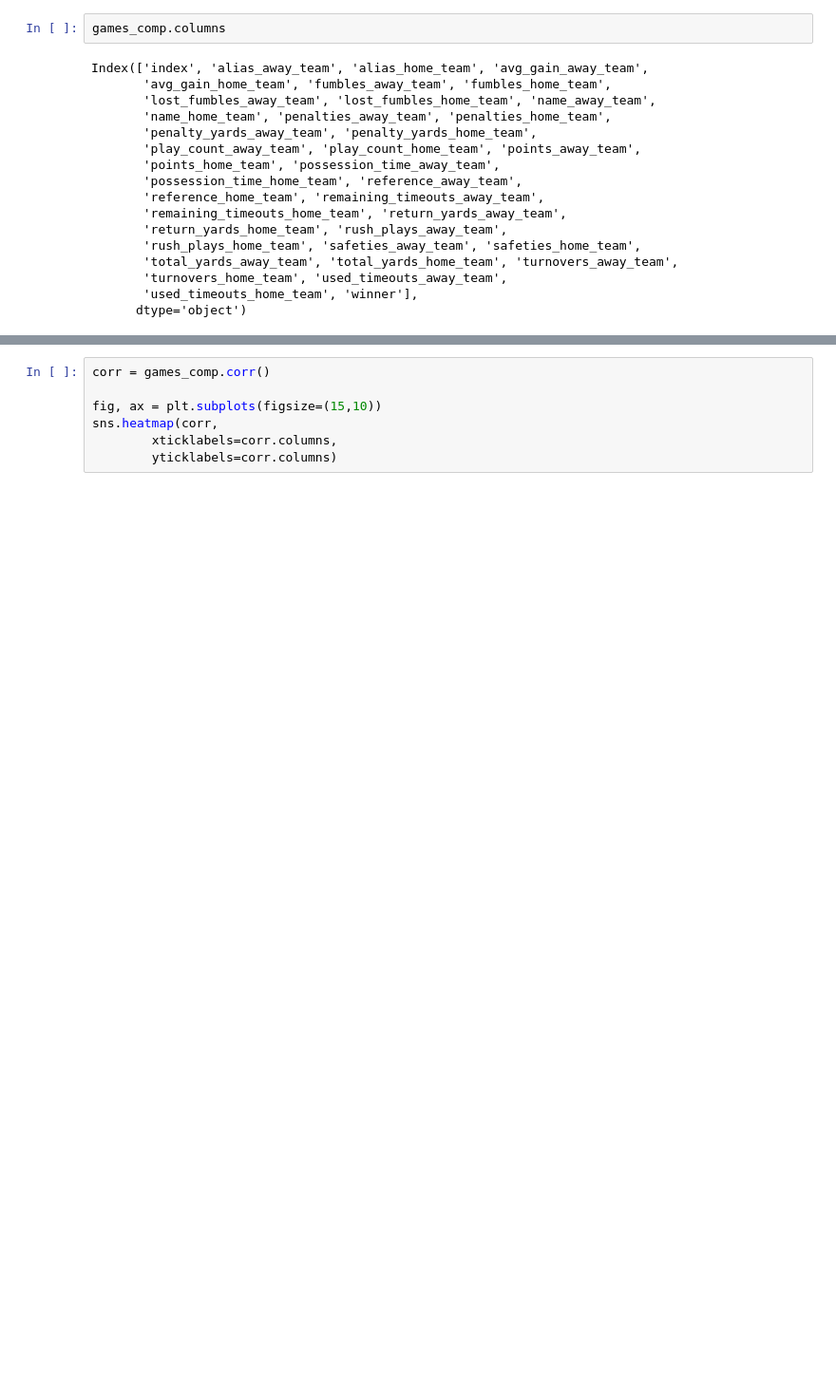
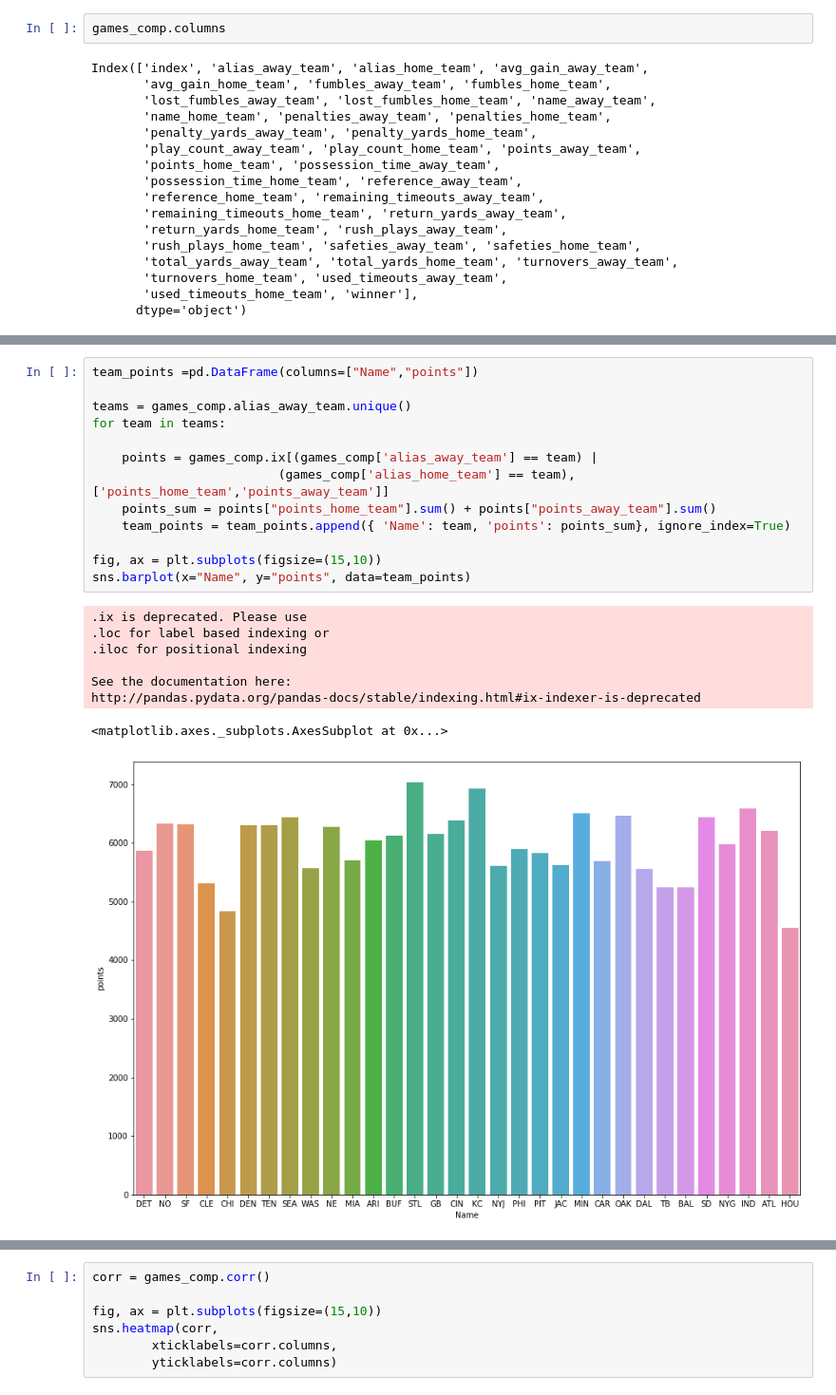
Before and after one commit to davidfv7/final-project-IH, a Jupyter notebook: model2.ipynb, the cells around one changed output, grey strips where cells are left out. Shown at 95% size. Cells and saved outputs as stored; diff of their text form; blank space fills up the shorter version.

```diff
--- a/model2.ipynb
+++ b/model2.ipynb
@@ -105,0 +120,22 @@ Index(['index', 'alias_away_team', 'alias_home_team', 'avg_gain_away_team',
+# %%
+team_points =pd.DataFrame(columns=["Name","points"])
+
+teams = games_comp.alias_away_team.unique()
+for team in teams:
+
+    points = games_comp.ix[(games_comp['alias_away_team'] == team) |
+                         (games_comp['alias_home_team'] == team), ['points_home_team','points_away_team']]
+    points_sum = points["points_home_team"].sum() + points["points_away_team"].sum()
+    team_points = team_points.append({ 'Name': team, 'points': points_sum}, ignore_index=True)
+
+fig, ax = plt.subplots(figsize=(15,10))
+sns.barplot(x="Name", y="points", data=team_points)
+# %% [output]
+.ix is deprecated. Please use
+.loc for label based indexing or
+.iloc for positional indexing
+
+See the documentation here:
+http://pandas.pydata.org/pandas-docs/stable/indexing.html#ix-indexer-is-deprecated
+<matplotlib.axes._subplots.AxesSubplot at 0x...>
+[figure, added]
```
Also changed, not shown: parts of 14 cells of this notebook, 1 other file.
